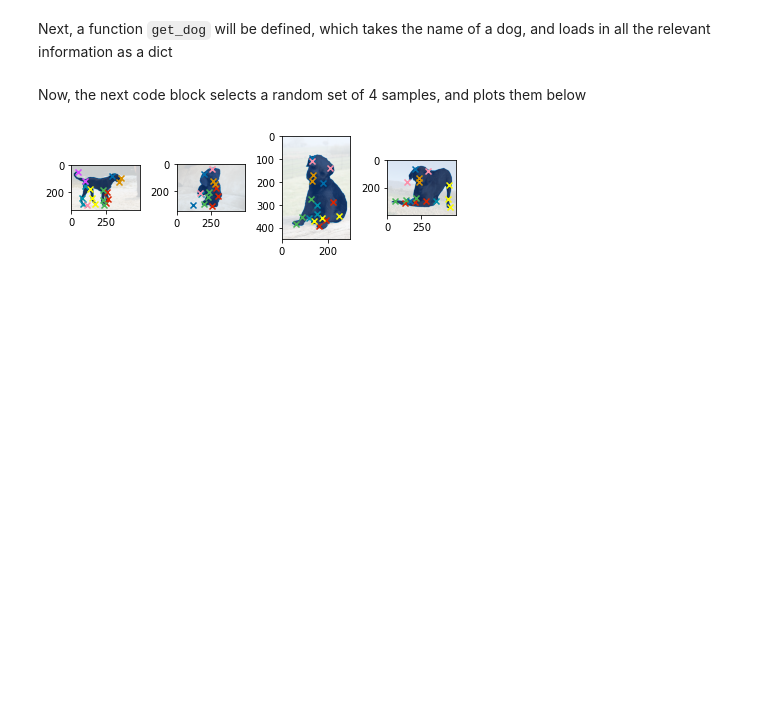
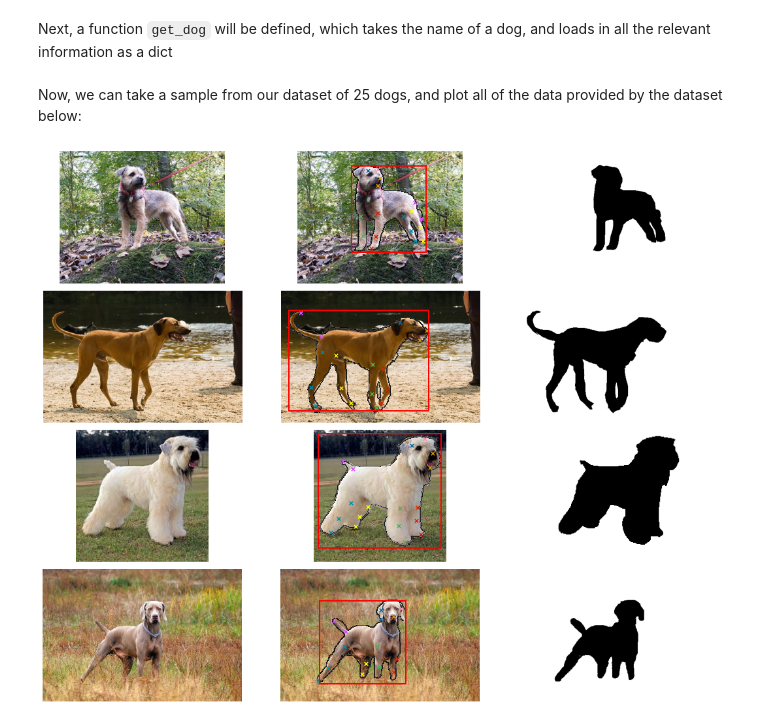
Before and after one commit to benjiebob/StanfordExtra, a Jupyter notebook: demo.ipynb, the cells around one changed output. Cells and saved outputs as stored; diff of their text form; code cells hidden in the pictures; blank space fills up the shorter version.

Commit message:
Added beta version of StanfordExtra. Some improvements to documentation.

````diff
--- a/demo.ipynb
+++ b/demo.ipynb
@@ -34,18 +34,17 @@ import json, os
 from csv import DictReader
 import numpy as np
 from matplotlib import pyplot as plt
-
-## Install pycoco to notebook
-import sys
-!{sys.executable} -m pip install cython
-!{sys.executable} -m pip install "git+https://github.com/philferriere/cocoapi.git#subdirectory=PythonAPI"
+from matplotlib.patches import Rectangle
+from matplotlib import cm
+from PIL import Image, ImageFilter
+from pycocotools.mask import decode as decode_RLE
 
 # define file locations
 img_dir = "sample_imgs"
-seg_dir = "sample_segs"
 def_file = "keypoint_definitions.csv"
 
-json_loc = "sample_stanford_extra.json"
+# load json into memory
+json_loc = "StanfordExtra_beta.json"
 with open(json_loc) as infile:
     json_data = json.load(infile)
 
@@ -73,6 +70,6 @@ def get_seg_from_entry(entry):
     decoded = decode_RLE(rle)
     return decoded
 # %% [markdown]
-Next, a function ```get_dog``` will be defined, which takes the name of a dog, and loads in all the relevant information as a dict
+Next, a function `get_dog` will be defined, which takes the name of a dog, and loads in all the relevant information as a dict
 # %%
 def get_dog(name):
@@ -89,35 +86,54 @@ def get_dog(name):
     data['seg_data'] = seg_data
 
     return data
-# %% [markdown]
-Now, the next code block selects a random set of 4 samples, and plots them below
+# %% [markdown]
+Now, we can take a sample from our dataset of 25 dogs, and plot all of the data provided by the dataset below:
 # %%
 # get list of all available sample files
 samples = []
 for folder in os.listdir(img_dir):
     for file in os.listdir(os.path.join(img_dir, folder)):
         samples.append(f"{folder}/{file}")
 
 # select 4 samples
 n_samples = 4
 selected_samples = np.random.choice(samples, n_samples, replace=False)
 
-# plot these on 3 axes
-fig, axes = plt.subplots(ncols = n_samples)
-for ax, sample in zip(axes, selected_samples):
+# Plot three figures: image, image with bbox, outline, and keypoints overlaid,
+# just seg
+fig, axes = plt.subplots(nrows = n_samples, ncols=3, figsize=(16,12))
+[ax.axis("off") for ax in np.ravel(axes)] # turn off all axes
+
+# colourmap for seg outline
+cmap = cm.binary_r
+cmap.set_under('k', alpha=0)
+
+for (ax_orig, ax_all, ax_seg), sample in zip(axes, selected_samples):
     data = get_dog(sample)
-    ax.imshow(data['img_data'])
-    ax.imshow(data['seg_data'], cmap="Blues", alpha = 0.8)
+    ax_orig.imshow(data['img_data'])
+    ax_all.imshow(data['img_data'])
+
+    # add outline of segmentation
+    seg_outline = Image.fromarray(data['seg_data'])
+    seg_outline = np.asarray(seg_outline.filter(ImageFilter.FIND_EDGES)).copy()
+    ax_all.imshow(seg_outline, cmap=cmap, clim=0.1)
+                  #alpha = 0.8)
 
     # plot keypoints
     for idx, (x, y, v) in enumerate(data['joints']):
         if v == 0:
             continue # ignore any invisible keypoints
+        ax_all.scatter([x], [y], c=[colours[idx]], marker="x", s=30)
 
-        ax.scatter([x], [y], c=[colours[idx]], marker="x")
+    # plot bbox
+    x0, y0, width, height = data['img_bbox']
+    bbox = Rectangle((x0, y0), width, height, linewidth=2, edgecolor="red", fill=None)
+    ax_all.add_patch(bbox)
 
+    # plot pure seg
+    ax_seg.imshow(data['seg_data'], cmap="binary")
 
 plt.tight_layout()
 plt.show()
 # %% [output]
-[figure, old version]
+[figure, new version]
````
Also changed, not shown: parts of 4 cells of this notebook, 4 other files.
